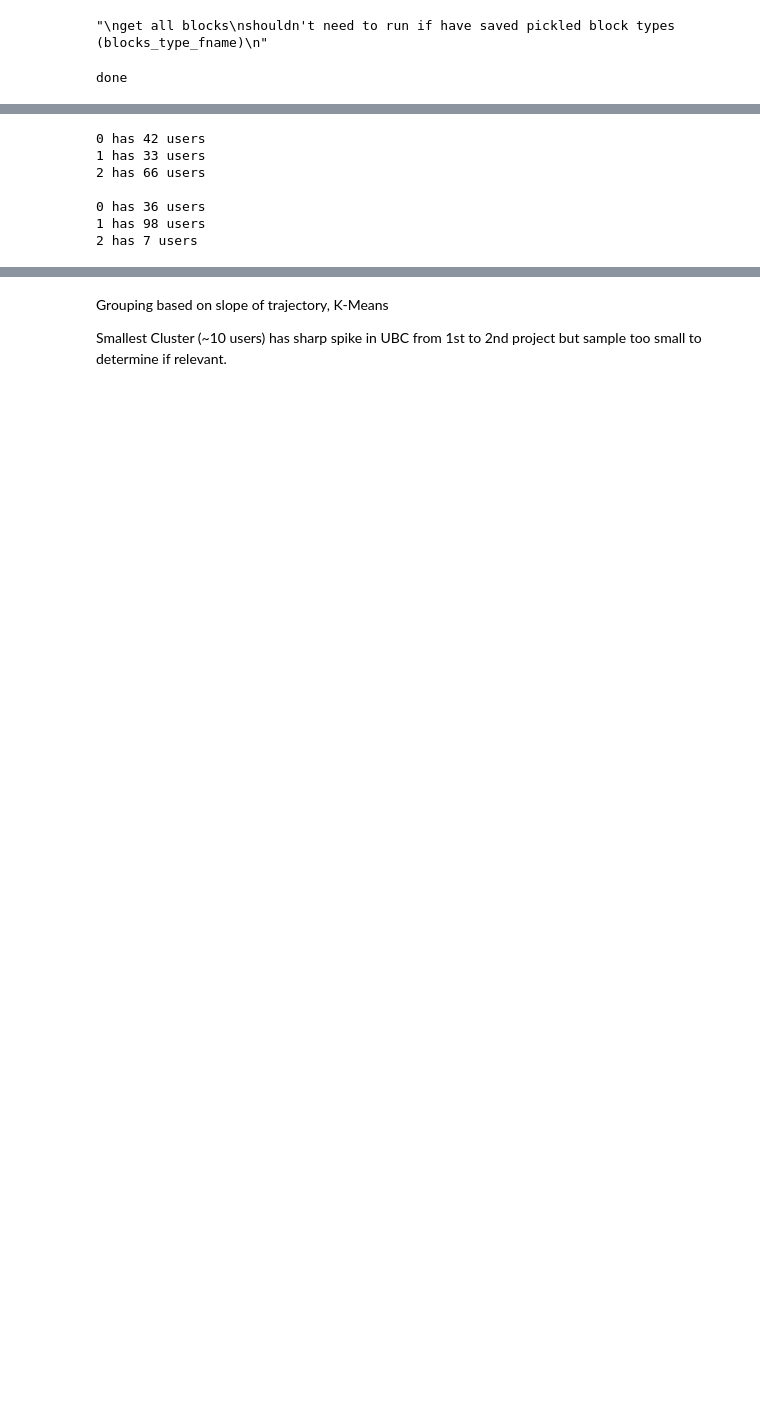
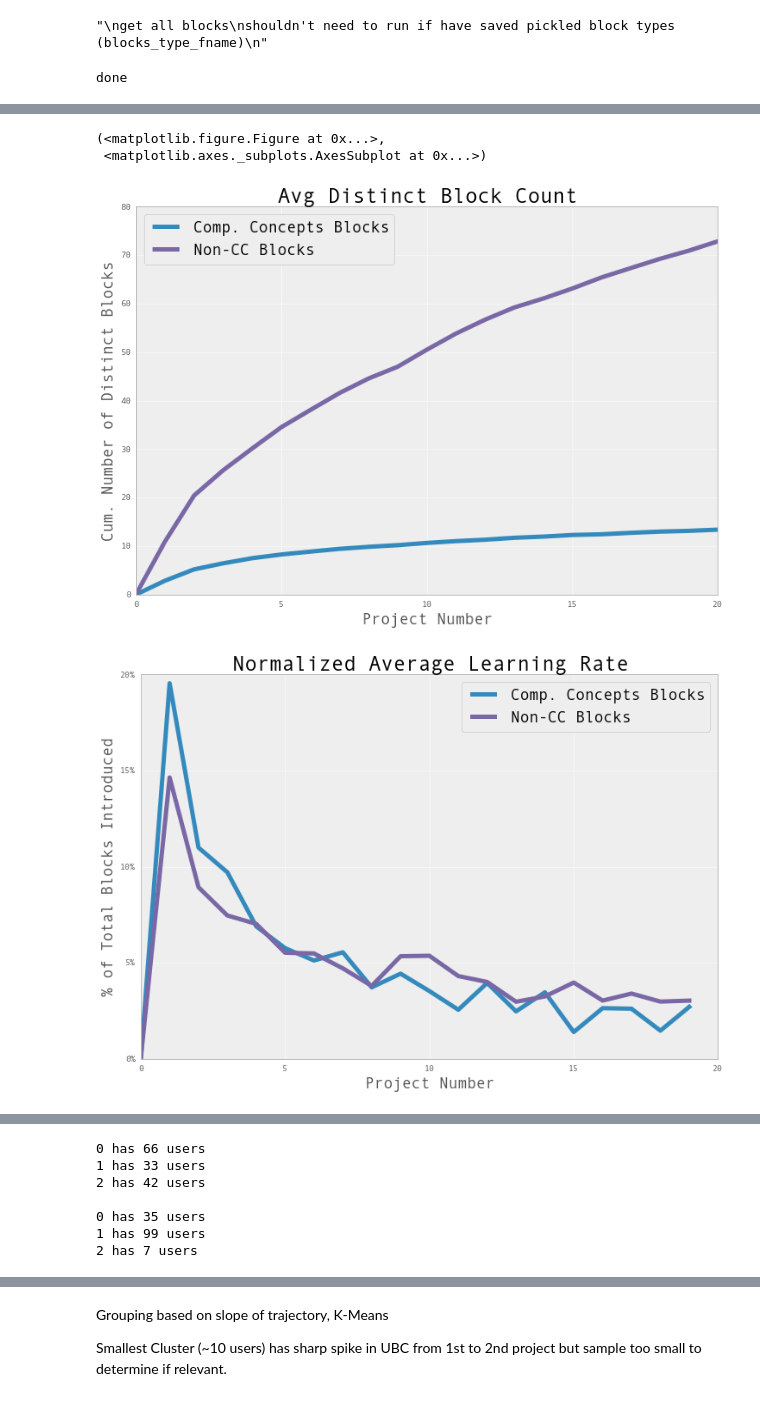
Before and after one commit to bxie/ai2_user_trajectory, a Jupyter notebook: analysis.ipynb, the cells around one changed output, grey strips where cells are left out. Cells and saved outputs as stored; diff of their text form; code cells hidden in the pictures; blank space fills up the shorter version.

```diff
--- a/analysis.ipynb
+++ b/analysis.ipynb
@@ -404,7 +471,11 @@ shouldn't need to run if have saved pickled block types (blocks_type_fname)
 "\nget all blocks\nshouldn't need to run if have saved pickled block types (blocks_type_fname)\n"
 # %%
 #get trajectories
-T_all = get_all_trajectories(20)
+T_all = get_all_trajectories()
+
+#NB: associating blocks and block types now less trivial
+T_all_cc = get_all_cc_trajectories(block_inds=POPPS_ALL_BLOCKS_INDS)
+T_all_not = get_all_cc_trajectories(block_inds=OTHER_BLOCKS_INDS)
 # save_block_types(T_all, 'traj.pkl')
 print 'done'
 # np.shape(np.average(T_all, axis=0))
@@ -562,0 +687,33 @@ plot_cwubc_avg(mats)
+# %%
+"""
+Plotting UBC of all blocks vs CT blocks
+"""
+mats, inds = split_by_end_cwubc(T_all, 1)
+mats_not, inds_not = split_by_end_cwubc(T_all_not, 1)
+mats_cc, inds_cc = split_by_end_cwubc(T_all_cc, 1)
+
+both_mats = [mats_cc[0], mats_not[0]]
+
+#Avg Block Count
+plot_trajectory(both_mats)
+
+
+#Normalized Learning Rate
+mats_delta = [normalize_trajectory(difference_trajectory(mats_cc[0]), by_max=False),
+              normalize_trajectory(difference_trajectory(mats_not[0]), by_max=False)]
+
+plot_trajectory(mats_delta, title="Normalized Average Learning Rate", ylabel="% of Total Blocks Introduced",
+                percent=True, legend_loc=1)
+
+
+#Normalized Block Count
+mats_norm = [normalize_trajectory(mats_cc[0]), normalize_trajectory(mats_not[0])]
+# both_mats_norm = [normalize_trajectory(mats_cc[0])]
+
+plot_trajectory(mats_norm, title="Avg Distinct Block Count (Normalized)",
+                ylabel="% of Cum. Number of Unique Blocks", percent=True, legend_loc=2)
+# %% [output]
+(<matplotlib.figure.Figure at 0x...>,
+ <matplotlib.axes._subplots.AxesSubplot at 0x...>)
+[figure, added]
+[figure, added]
@@ -587,15 +745,19 @@ print
 delta = np.diff(T_all, axis=1)
 T_diff_ind = k_means(delta, 3)[1]
 T_diff = []
+T_diff_not = []
+T_diff_cc = []
 for i in range(3):
     T_diff.append(T_all[T_diff_ind[i]])
+    T_diff_not.append(T_all_not[T_diff_ind[i]])
+    T_diff_cc.append(T_all_cc[T_diff_ind[i]])
 # %% [output]
-0 has 42 users
+0 has 66 users
 1 has 33 users
-2 has 66 users
+2 has 42 users
 
-0 has 36 users
-1 has 98 users
+0 has 35 users
+1 has 99 users
 2 has 7 users
 # %%
 mats, inds = split_by_end_cwubc(T_all, 3)
```
Also changed, not shown: parts of 29 cells of this notebook.
